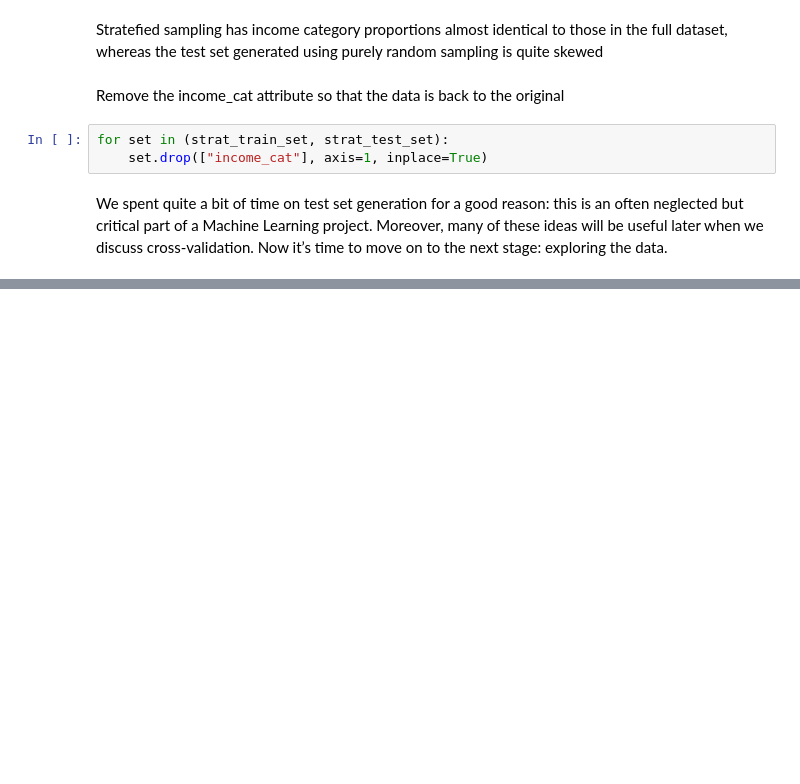
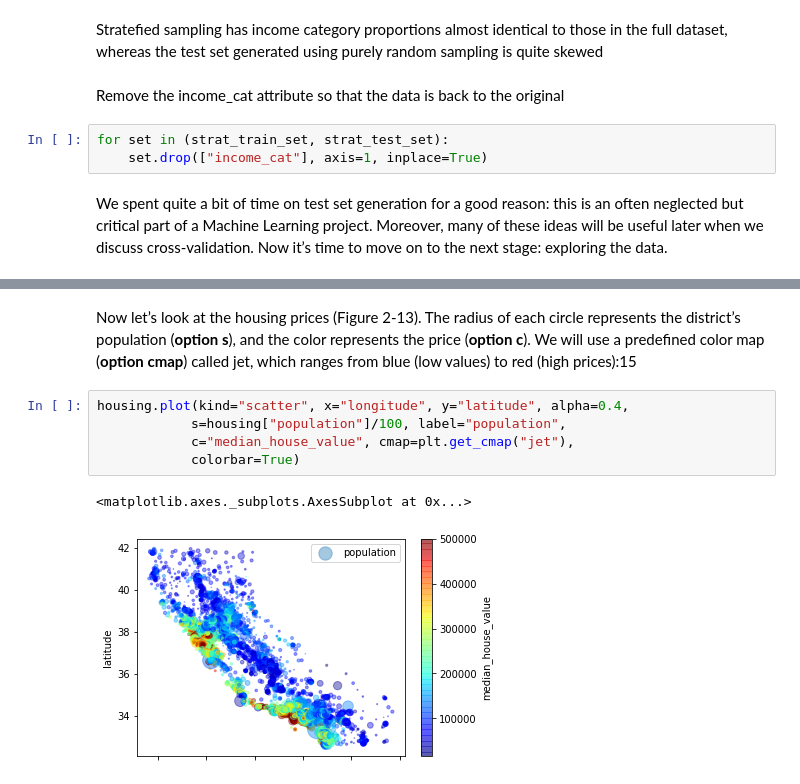
Before and after one commit to jmstevens/TheSummerOfDataScience, a Jupyter notebook: HandsOnScikitlearnAndTensorflow/Housing.ipynb, the cells around one changed output, grey strips where cells are left out. Saved outputs shown, nothing was run; the diff lists cells and outputs as text; blank space fills up the shorter version.

```diff
--- a/HandsOnScikitlearnAndTensorflow/Housing.ipynb
+++ b/HandsOnScikitlearnAndTensorflow/Housing.ipynb
@@ -525,0 +543,10 @@ We spent quite a bit of time on test set generation for a good reason: this is a
+# %% [markdown]
+Now let’s look at the housing prices (Figure 2-13). The radius of each circle represents the district’s population (**option s**), and the color represents the price (**option c**). We will use a predefined color map (**option cmap**) called jet, which ranges from blue (low values) to red (high prices):15
+# %%
+housing.plot(kind="scatter", x="longitude", y="latitude", alpha=0.4,
+            s=housing["population"]/100, label="population",
+            c="median_house_value", cmap=plt.get_cmap("jet"),
+            colorbar=True)
+# %% [output]
+<matplotlib.axes._subplots.AxesSubplot at 0x...>
+[figure, added]
```
Also changed, not shown: parts of 17 cells of this notebook.
